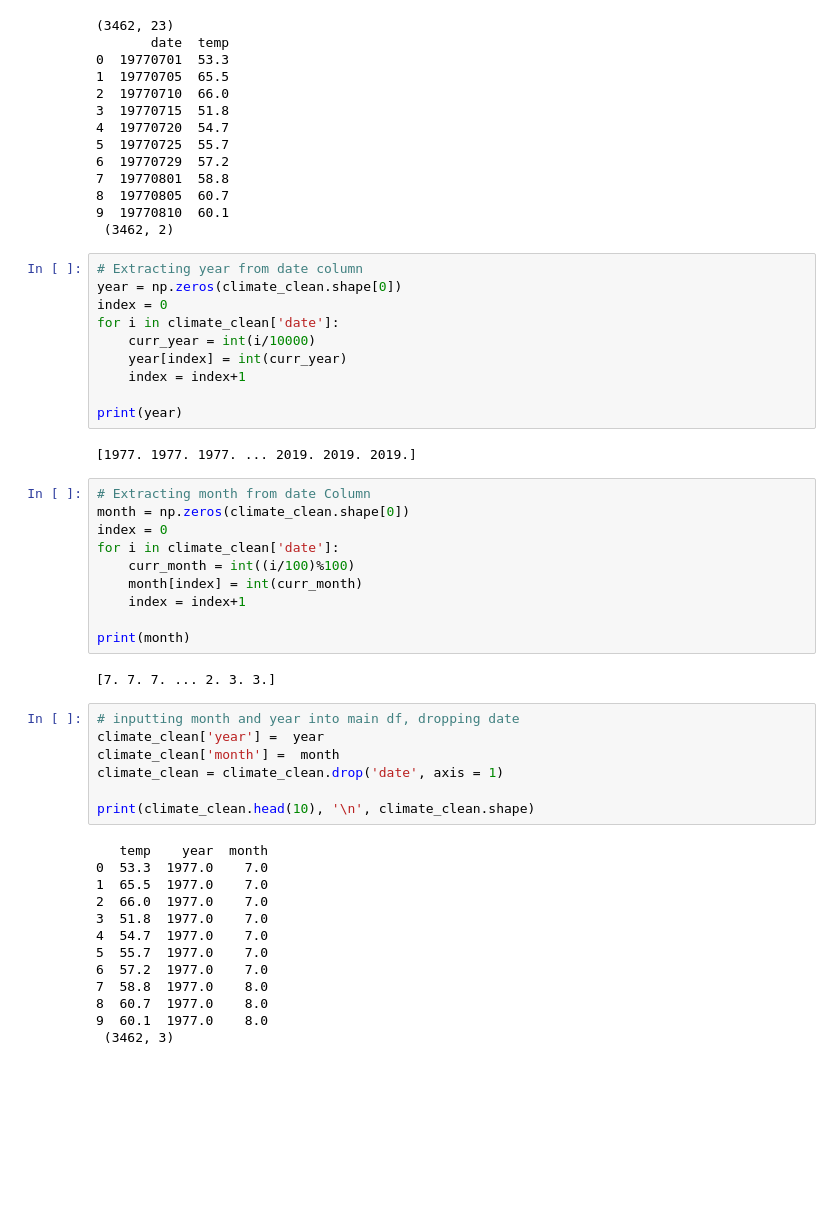
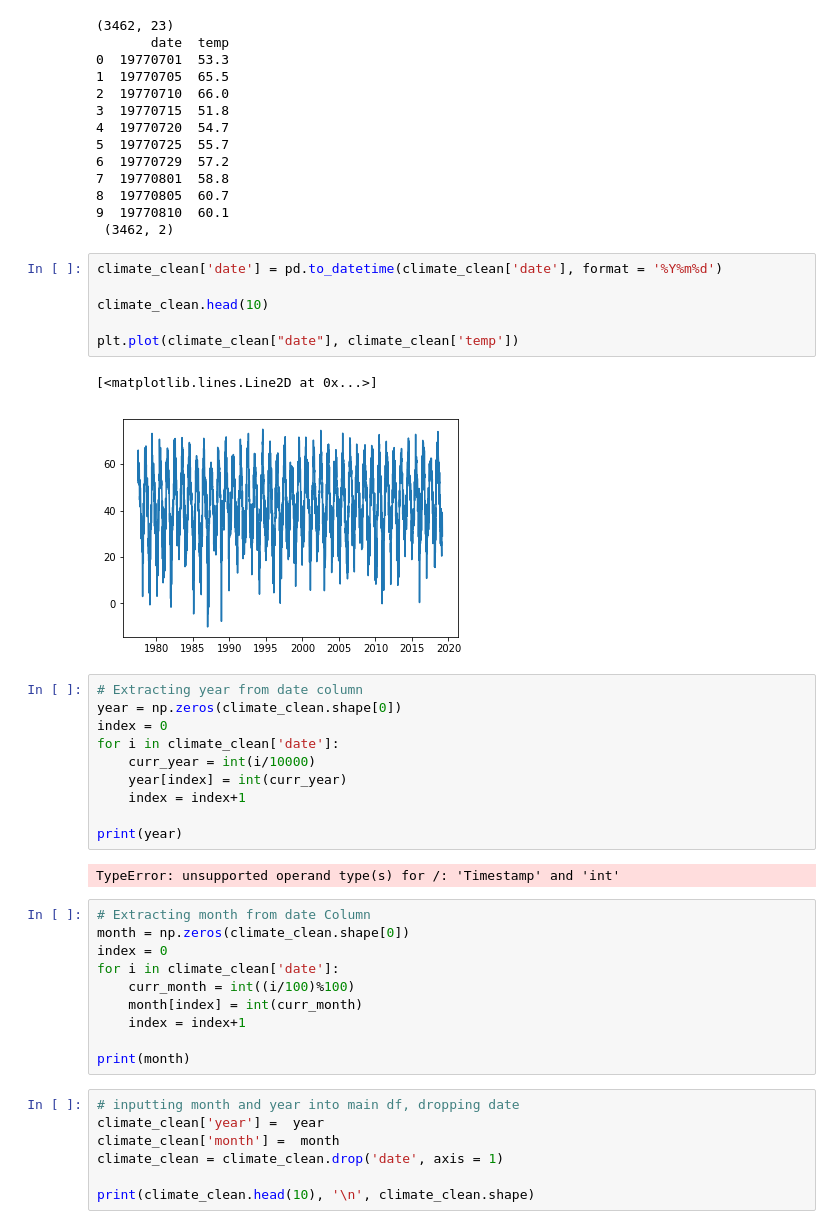
Before and after one commit to louisLeboa/toBoa, a Jupyter notebook: climate_data/Climate_Changes.ipynb, the cells around one changed output. Drawn from its saved outputs; the diff is of its cells as text; blank space fills up the shorter version.

```diff
--- a/climate_data/Climate_Changes.ipynb
+++ b/climate_data/Climate_Changes.ipynb
@@ -35,6 +35,15 @@ print(climate_clean.head(10), '\n', climate_clean.shape)
 8  19770805  60.7
 9  19770810  60.1
  (3462, 2)
+# %%
+climate_clean['date'] = pd.to_datetime(climate_clean['date'], format = '%Y%m%d')
+
+climate_clean.head(10)
+
+plt.plot(climate_clean["date"], climate_clean['temp'])
+# %% [output]
+[<matplotlib.lines.Line2D at 0x...>]
+[figure, added]
 # %%
 # Extracting year from date column
 year = np.zeros(climate_clean.shape[0])
@@ -46,7 +55,7 @@ for i in climate_clean['date']:
 
 print(year)
 # %% [output]
-[1977. 1977. 1977. ... 2019. 2019. 2019.]
+TypeError: unsupported operand type(s) for /: 'Timestamp' and 'int'
 # %%
 # Extracting month from date Column
 month = np.zeros(climate_clean.shape[0])
@@ -57,8 +66,6 @@ for i in climate_clean['date']:
     index = index+1
 
 print(month)
-# %% [output]
-[7. 7. 7. ... 2. 3. 3.]
 # %%
 # inputting month and year into main df, dropping date
 climate_clean['year'] =  year
@@ -66,18 +73,5 @@ climate_clean['month'] =  month
 climate_clean = climate_clean.drop('date', axis = 1)
 
 print(climate_clean.head(10), '\n', climate_clean.shape)
-# %% [output]
-   temp    year  month
-0  53.3  1977.0    7.0
-1  65.5  1977.0    7.0
-2  66.0  1977.0    7.0
-3  51.8  1977.0    7.0
-4  54.7  1977.0    7.0
-5  55.7  1977.0    7.0
-6  57.2  1977.0    7.0
-7  58.8  1977.0    8.0
-8  60.7  1977.0    8.0
-9  60.1  1977.0    8.0
- (3462, 3)
 # %%
 # Extracting monthly average temperature
```
Also changed, not shown: parts of 9 cells of this notebook, 2 other files.
